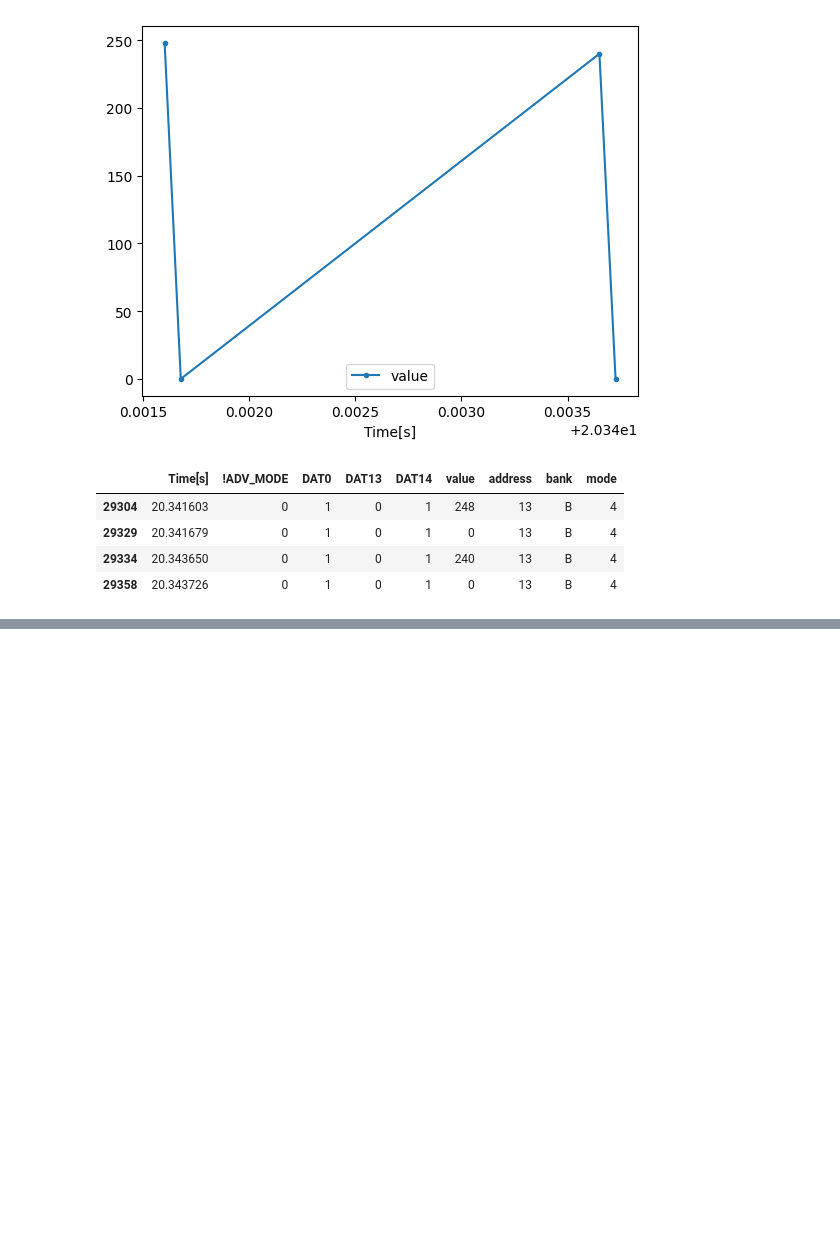
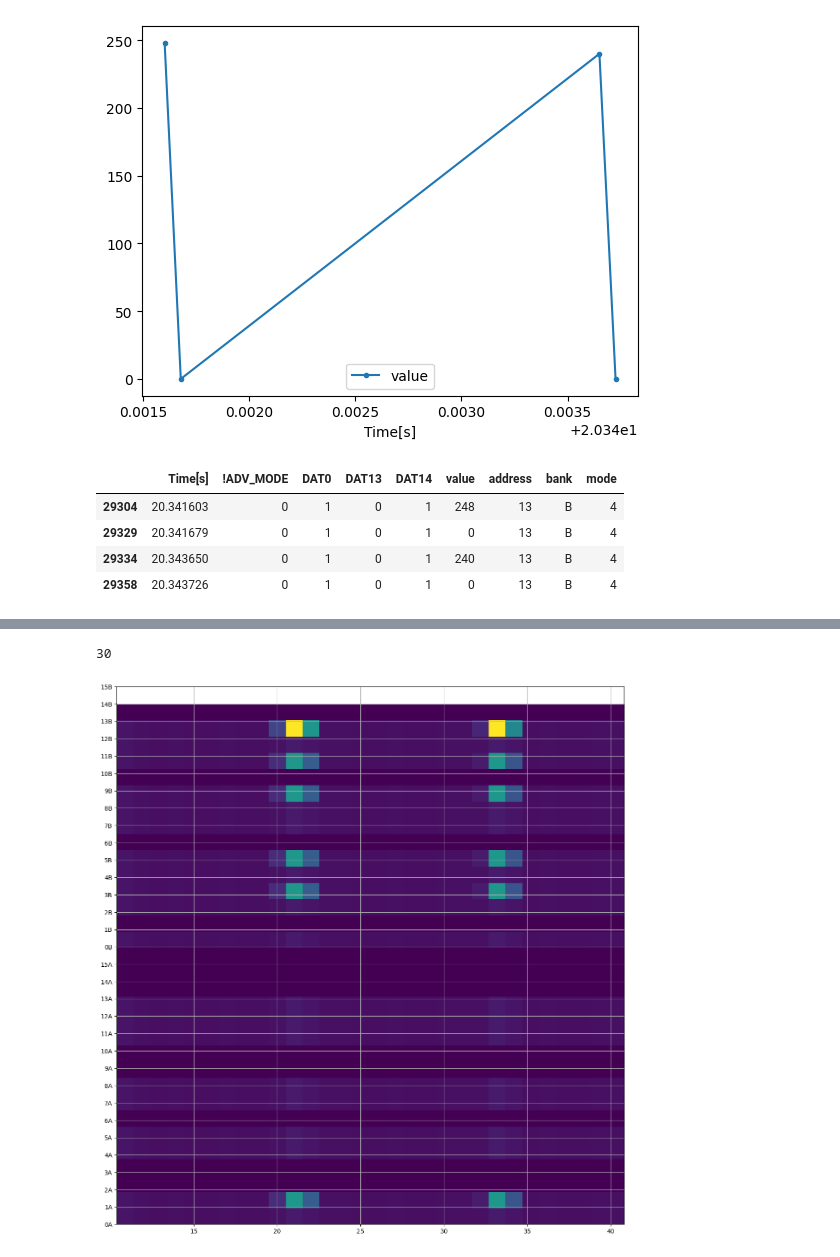
Before and after one commit to ebtrac/pp1_data_processing, a Jupyter notebook: pp1_dat_bus_processing.ipynb, the cells around one changed output, grey strips where cells are left out. Saved outputs shown, nothing was run; the diff lists cells and outputs as text; code cells hidden in the pictures; blank space fills up the shorter version.

```diff
--- a/pp1_dat_bus_processing.ipynb
+++ b/pp1_dat_bus_processing.ipynb
@@ -590,0 +720,15 @@ addr13b.loc[(addr13b['Time[s]']>20.3414) & (addr13b['Time[s]']<20.344)]
+# %%
+yticks = [f'{x}A' for x in range(0, 16)] + [f'{x}B' for x in range(0, 16)]
+every_n_seconds = 1
+nbinsx = np.round((dflatched['Time[s]'].max() - dflatched['Time[s]'].min()) / every_n_seconds).astype(int)
+print(nbinsx)
+fig, ax = plt.subplots(figsize=(15,16))
+ax.hist2d(x=dflatched['Time[s]'], y=dflatched['AddressBankInt'], bins=[nbinsx,32])
+ax.set_yticks([x for x in range(32)], labels=yticks)
+# ax.set_xticks([x for x in range(int(dflatched['Time[s]'].min()), int(dflatched['Time[s]'].max() + 0.5), every_n_seconds)])
+# ax.set_xlim([int(dflatched['Time[s]'].min()), int(dflatched['Time[s]'].max() + 0.5)])
+ax.grid(visible=True, which='major', axis='both')
+plt.show()
+# %% [output]
+30
+[figure, added]
```
Also changed, not shown: parts of 18 cells of this notebook.
